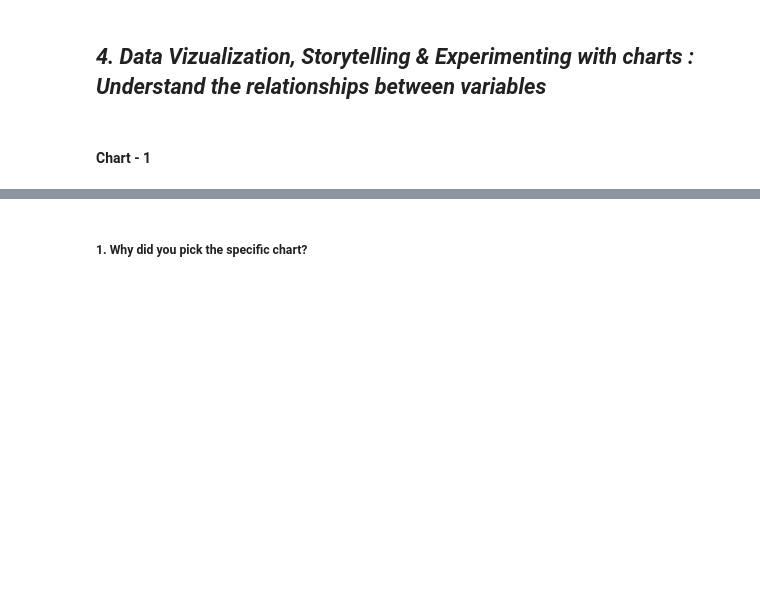
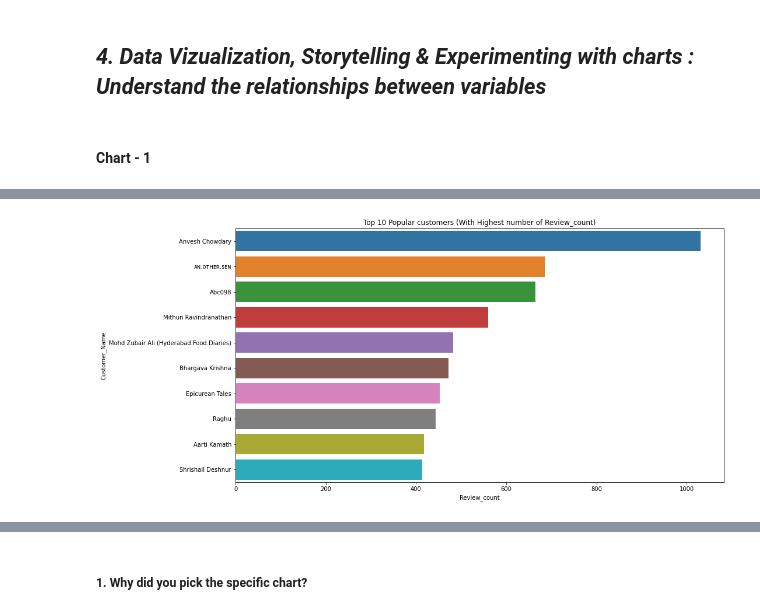
Before and after one commit to v1git12/Capstone-Project-4-Zomato-Restraurant-Clustering-And-Sentiment-Analysis, a Jupyter notebook: Zomato_Restaurant_Clustering_&_Sentiment_Analysis.ipynb, the cells around one changed output, grey strips where cells are left out. Drawn from its saved outputs; the diff is of its cells as text; code cells hidden in the pictures; blank space fills up the shorter version.

```diff
--- a/Zomato_Restaurant_Clustering_&_Sentiment_Analysis.ipynb
+++ b/Zomato_Restaurant_Clustering_&_Sentiment_Analysis.ipynb
@@ -342,0 +708,5 @@ dtype: int64
+# %%
+#Top 20 Popular customers (With Highest number of Review_count)
+popular_customersR = reviews_df.loc[reviews_df.groupby('Customer_Name')['Review_count'].idxmax()]
+popular_customersR_sorted = popular_customersR.sort_values(by=['Review_count'], ascending=False)
+(popular_customersR_sorted[['Customer_Name','Review_count']])[:20]
@@ -352,0 +833,12 @@ Answer Here.
+# %%
+# Top 20 Popular customers (With Highest number of Review_count)
+# popular_customersR = reviews_df.loc[reviews_df.groupby('Customer_Name')['Review_count'].idxmax()]
+# popular_customersR_sorted = popular_customersR.sort_values(by=['Review_count'], ascending=False)
+# (popular_customersR_sorted[['Customer_Name','Review_count']])[:20]
+
+plt.figure(figsize=(15,8))
+sns.barplot(data = popular_customersR.sort_values(by=['Review_count'], ascending=False)[:10], x = 'Review_count', y = 'Customer_Name')
+plt.title('Top 10 Popular customers (With Highest number of Review_count)')
+plt.show()
+# %% [output]
+[figure, added]
```
Also changed, not shown: parts of 53 cells of this notebook.
